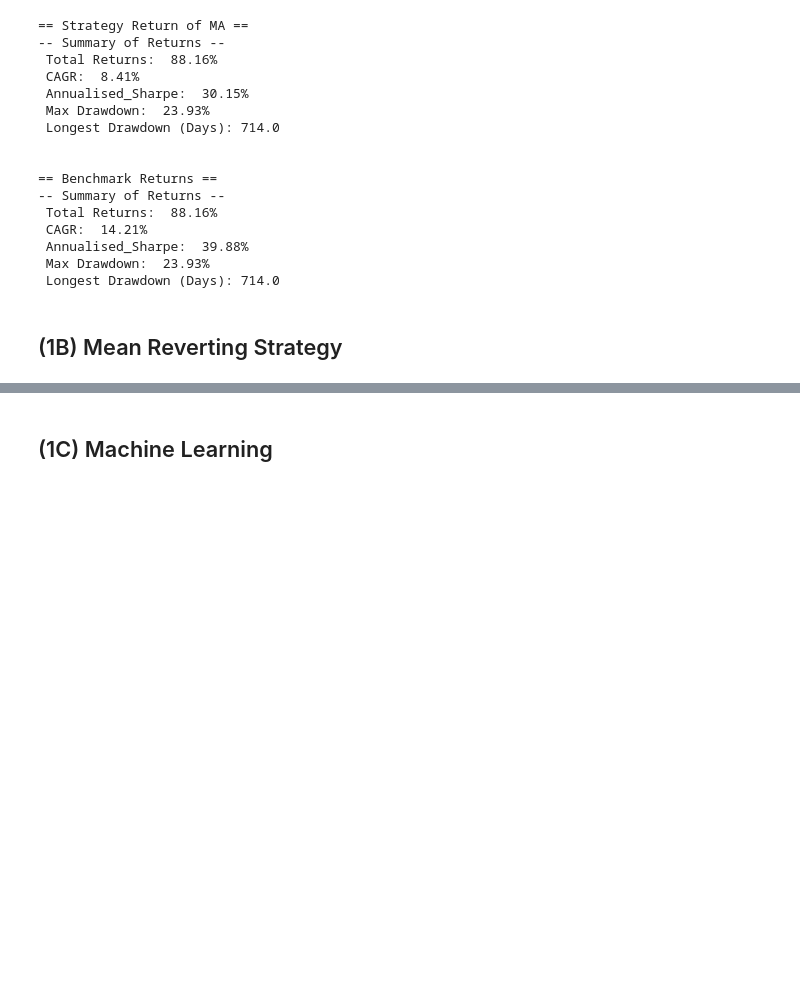
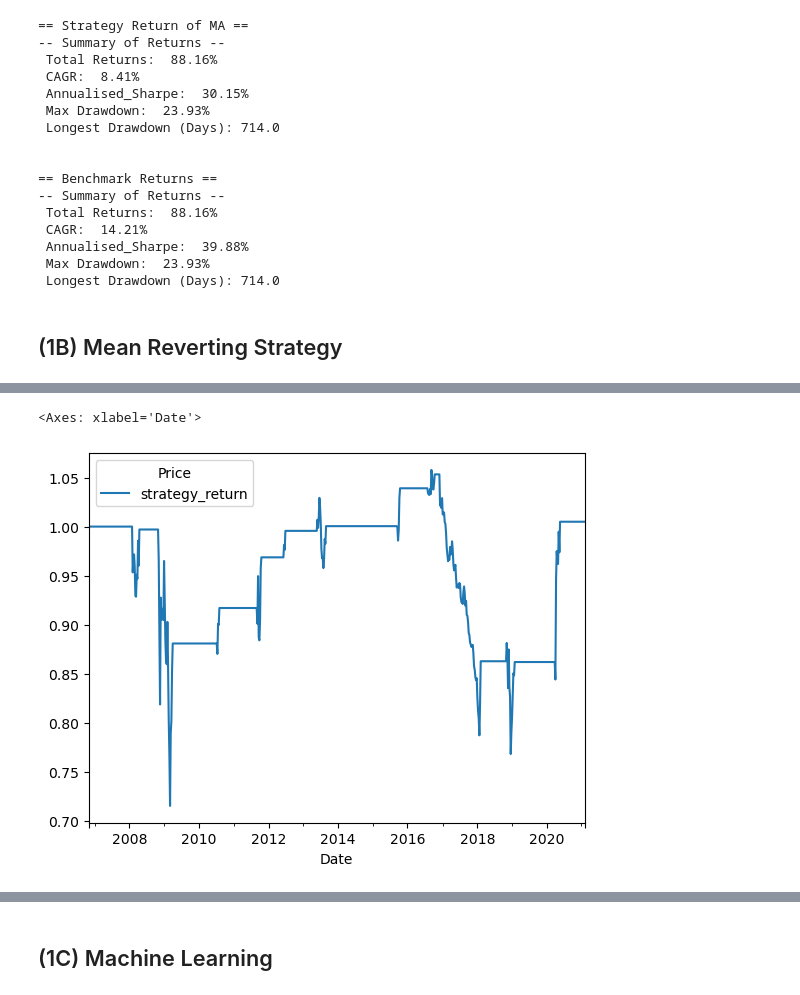
Before and after one commit to Gregtwl/GrpAssignment, a Jupyter notebook: Assignment_Harmonised.ipynb, the cells around one changed output, grey strips where cells are left out. Drawn from its saved outputs; the diff is of its cells as text; code cells hidden in the pictures; blank space fills up the shorter version.

```diff
--- a/Assignment_Harmonised.ipynb
+++ b/Assignment_Harmonised.ipynb
@@ -1146,0 +1180,10 @@ def compute_returns(
+# %%
+spy_train_data_bollinger = \
+(
+    compute_strategy_return(spy_train_data_bollinger)
+)
+# %%
+spy_train_data_bollinger[['strategy_return']].plot()
+# %% [output]
+<Axes: xlabel='Date'>
+[figure, added]
```
Also changed, not shown: parts of 55 cells of this notebook.
